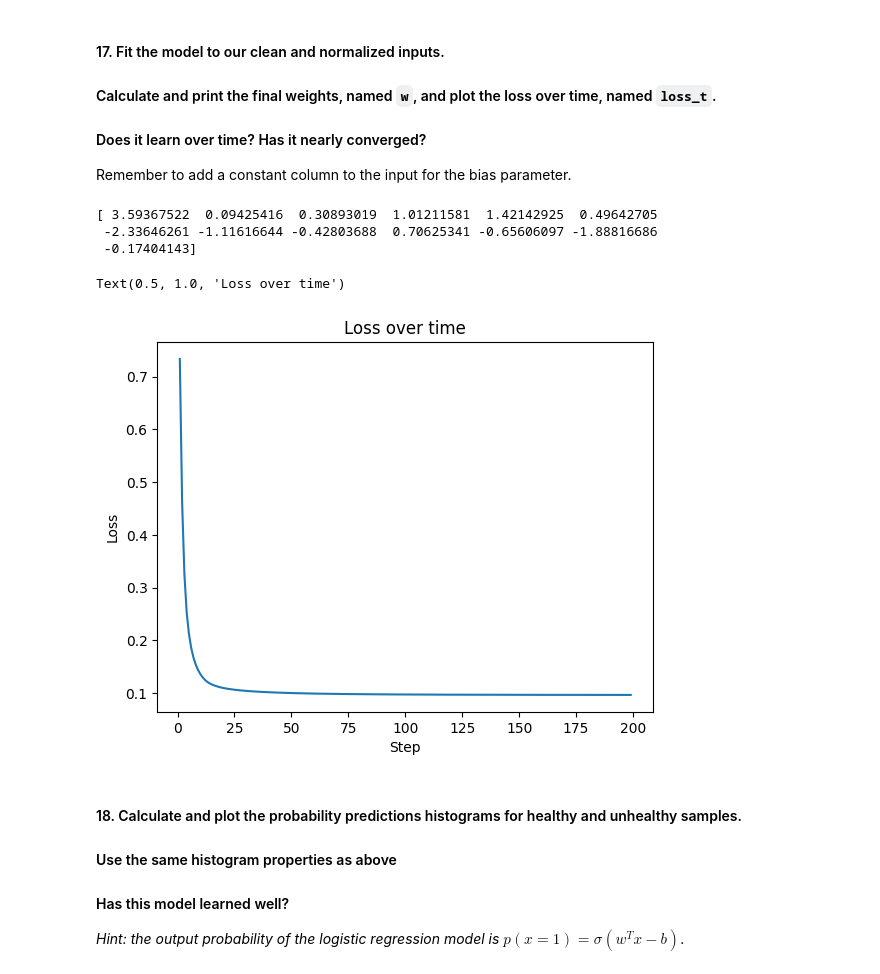
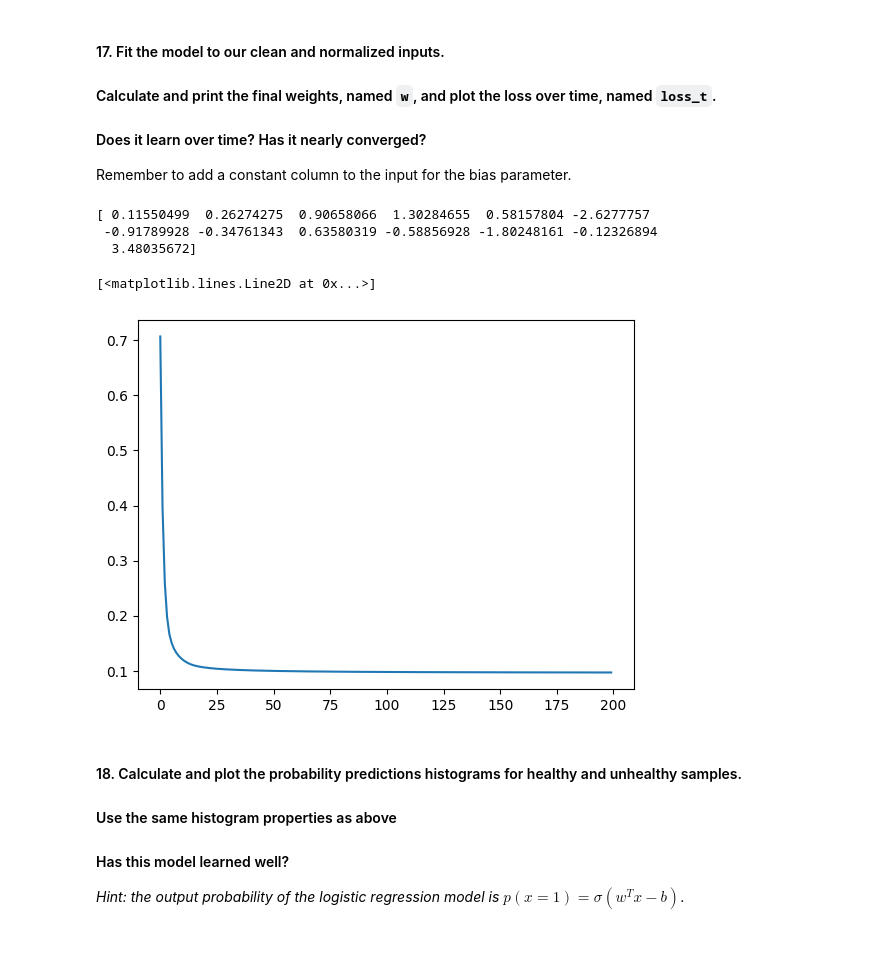
Before and after one commit to asankova/cambridge-spark, a Jupyter notebook: 3-supervised-classification/4-LR-analysis-of-blood-health/logistic_regression.ipynb, the cells around one changed output. Saved outputs shown, nothing was run; the diff lists cells and outputs as text; code cells hidden in the pictures; blank space fills up the shorter version.

```diff
--- a/3-supervised-classification/4-LR-analysis-of-blood-health/logistic_regression.ipynb
+++ b/3-supervised-classification/4-LR-analysis-of-blood-health/logistic_regression.ipynb
@@ -58,7 +58,5 @@ Create a binary variable called `healthy` that is one when the patient is a heal
 Calculate the percentage of healthy patient in the dataset, and save it to the variable `perc_healthy`.
 # %%
 # Add your code below
-df['healthy'] = df['Category'].apply(lambda x: 1 if x == '0=Blood Donor' else 0)
-
-perc_healthy = df['healthy'].mean() * 100
-print(f"{perc_healthy:.2f}%")
+df['healthy'] = (df['Category'] == '0=Blood Donor').astype(int)
+perc_healthy = df['healthy'].mean()
@@ -131,9 +127,7 @@ And drop any columns that won't be used in the prediction model. Use `.info()` a
 # Add your code below
 df_clean = df.dropna().copy()
 df_clean['Sex'] = df_clean['Sex'] == 'm'
-
-to_drop = ['Category']
-df_clean = df_clean.drop(columns=to_drop)
+df_clean = df_clean.drop(columns=['Category'])
 # %% [markdown]
 Once you have calculated `df_clean`, uncomment and run the cell below:
 # %%
@@ -426,21 +402,17 @@ def fit(X, y, lr=2., steps=200):
 Remember to add a constant column to the input for the bias parameter.
 # %%
 # Add your code below
-X = np.column_stack([np.ones(len(X_norm)), X_norm.to_numpy()])  # add bias column
-Y = y_clean.to_numpy()
+X = np.column_stack([X_norm.to_numpy(), np.ones(len(X_norm))])
+Y = y.to_numpy()
 w, loss_t = fit(X, Y)
-
 print(w)
 plt.plot(loss_t)
-plt.xlabel('Step')
-plt.ylabel('Loss')
-plt.title('Loss over time')
 # %% [output]
-[ 3.59367522  0.09425416  0.30893019  1.01211581  1.42142925  0.49642705
- -2.33646261 -1.11616644 -0.42803688  0.70625341 -0.65606097 -1.88816686
- -0.17404143]
+[ 0.11550499  0.26274275  0.90658066  1.30284655  0.58157804 -2.6277757
+ -0.91789928 -0.34761343  0.63580319 -0.58856928 -1.80248161 -0.12326894
+  3.48035672]
-Text(0.5, 1.0, 'Loss over time')
+[<matplotlib.lines.Line2D at 0x...>]
-[figure, old version]
+[figure, new version]
 # %% [markdown]
 #### 18. Calculate and plot the probability predictions histograms for healthy and unhealthy samples.
 
```
Also changed, not shown: parts of 19 cells of this notebook.
